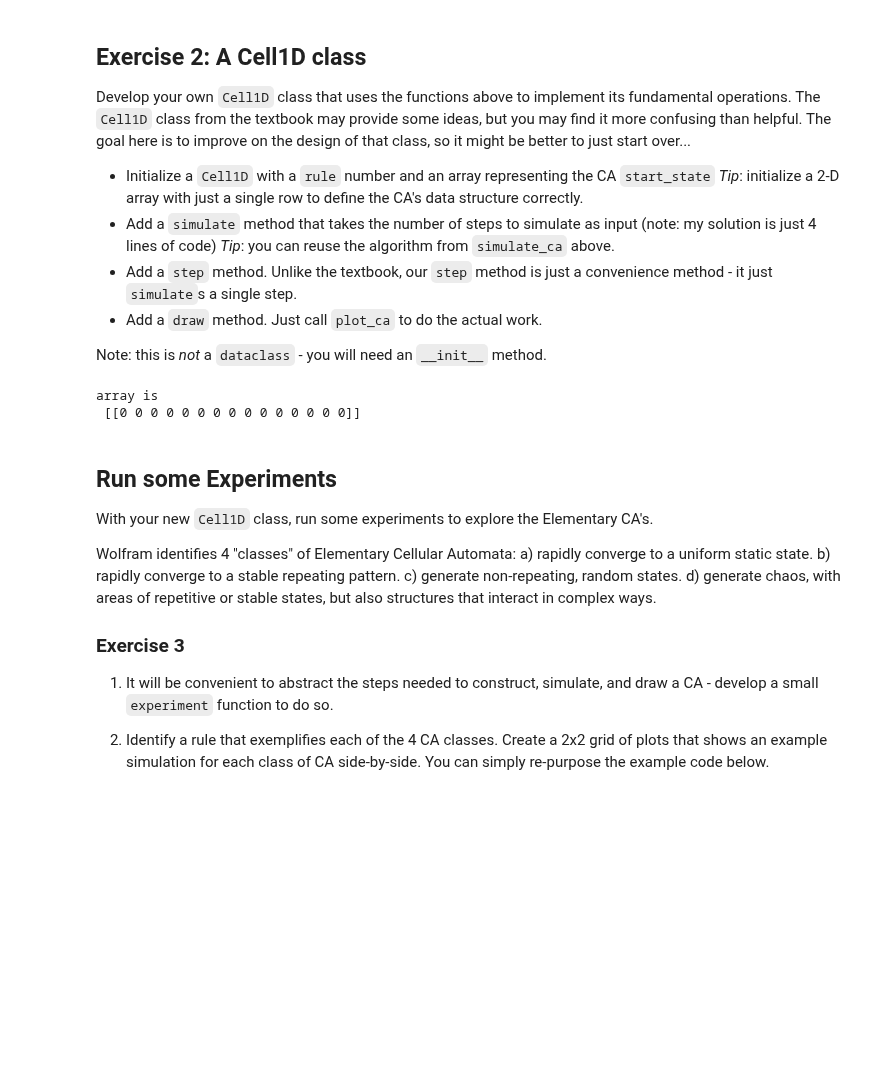
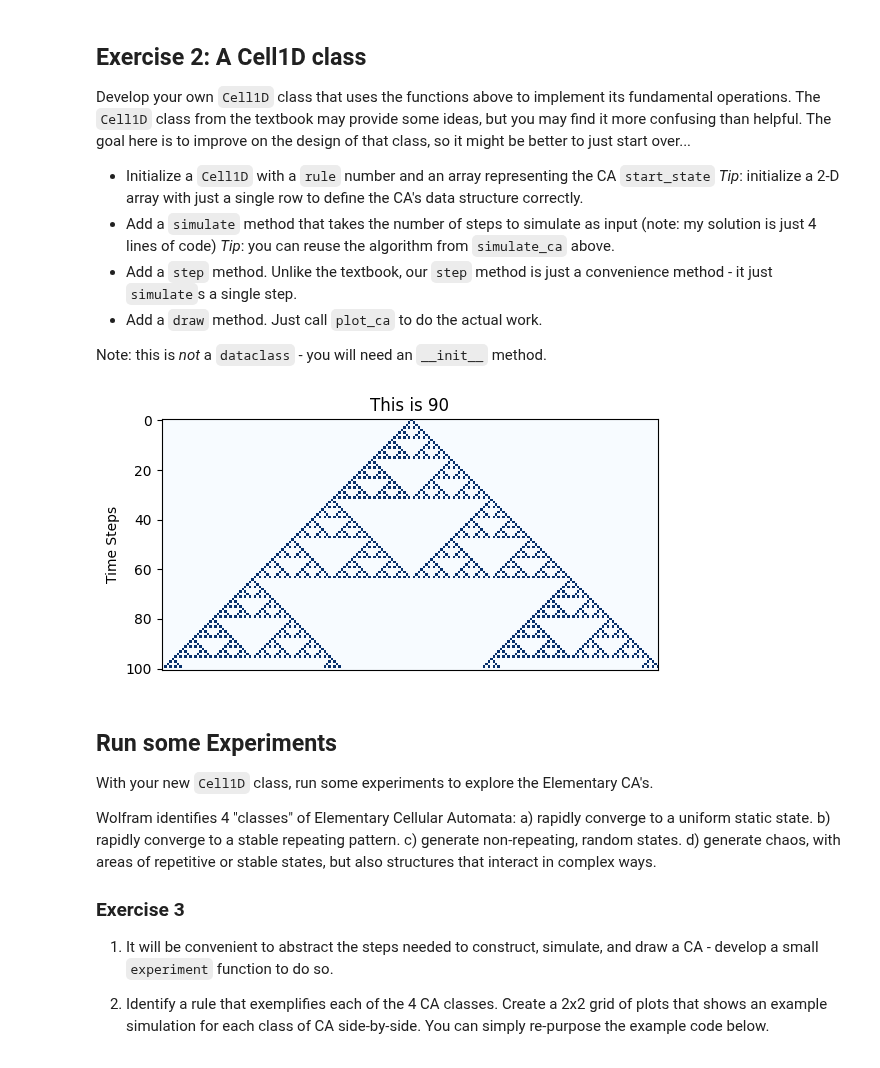
Before and after one commit to iam-arshpreet/cap-comp215, a Jupyter notebook: labs/lab05-CA-1D.ipynb, the cells around one changed output. Cells and saved outputs as stored; diff of their text form; code cells hidden in the pictures; blank space fills up the shorter version.

```diff
--- a/labs/lab05-CA-1D.ipynb
+++ b/labs/lab05-CA-1D.ipynb
@@ -153,43 +153,43 @@ class Cell1D:
 
   def __init__(self, rule, size, rows = 1):
     self.rows = rows
-    self.rule = rule
+    self.org_rule = rule
+    self.rule = get_lookup_table(rule)
     self.size = size
     self.my_array = np.zeros((rows, self.size), dtype=np.uint8)
 
   def __str__(self):
     return f'array is \n {self.my_array}'
 
   def from_string_array(self, str_array):
     """ Converts a string of 1s and 0s to an array"""
     a = [int(i) for i in str_array]
     return np.array(a)
 
   def random_array(self, size, p=0.2):
     """ Creates a random array given the probability and size"""
     a = [1 if random.random()<p else 0 for i in range(size)]
     return np.array(a)
 
   def simulate(self,n_steps):
     """ Generate a CA with given number of cells, plot progression of rule for given number of time steps """
     start_state = single_centre_array(self.size)
     ca_timesteps = np.vstack([start_state, np.zeros((n_steps, len(start_state)), dtype=np.uint8)])
     for t in range(1, n_steps):
         ca_timesteps[t] = transition(ca_timesteps[t-1], self.rule)
     return ca_timesteps
 
   def step(self):
     return Cell1D.simulate(1)
 
-  def draw(self):
-    plot_ca(array, title = f'This is {self.rule}')
+  def draw(self, n_steps = 10):
+    plot_ca(self.simulate(n_steps), title = f'This is {self.org_rule}')
 
 
-a = Cell1D(120, 15)
-print(a)
+a = Cell1D(90, 200)
+a.draw(100)
 # %% [output]
-array is
- [[0 0 0 0 0 0 0 0 0 0 0 0 0 0 0]]
+[figure, added]
 # %% [markdown]
 ## Run some Experiments
 With your new `Cell1D` class, run some experiments to explore the Elementary CA's.
```
